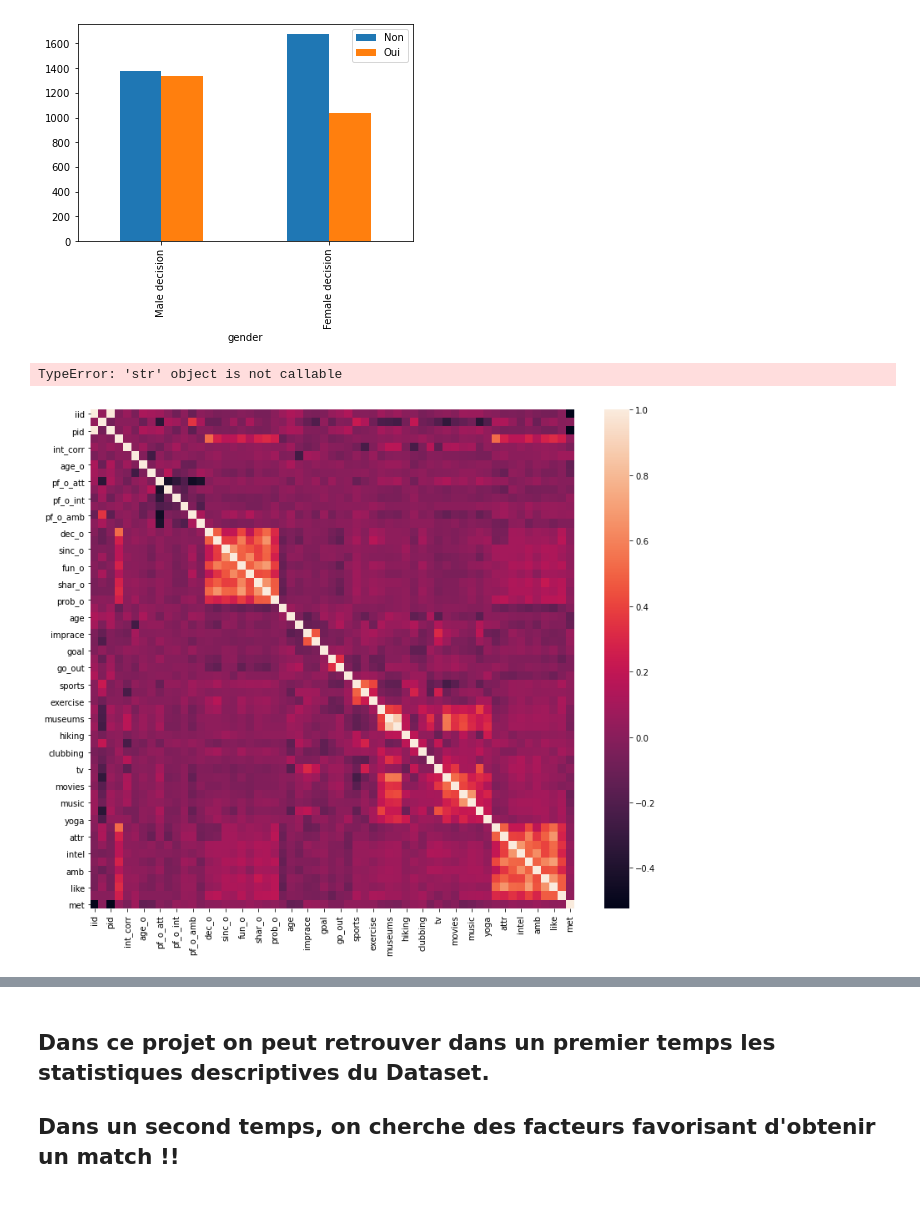
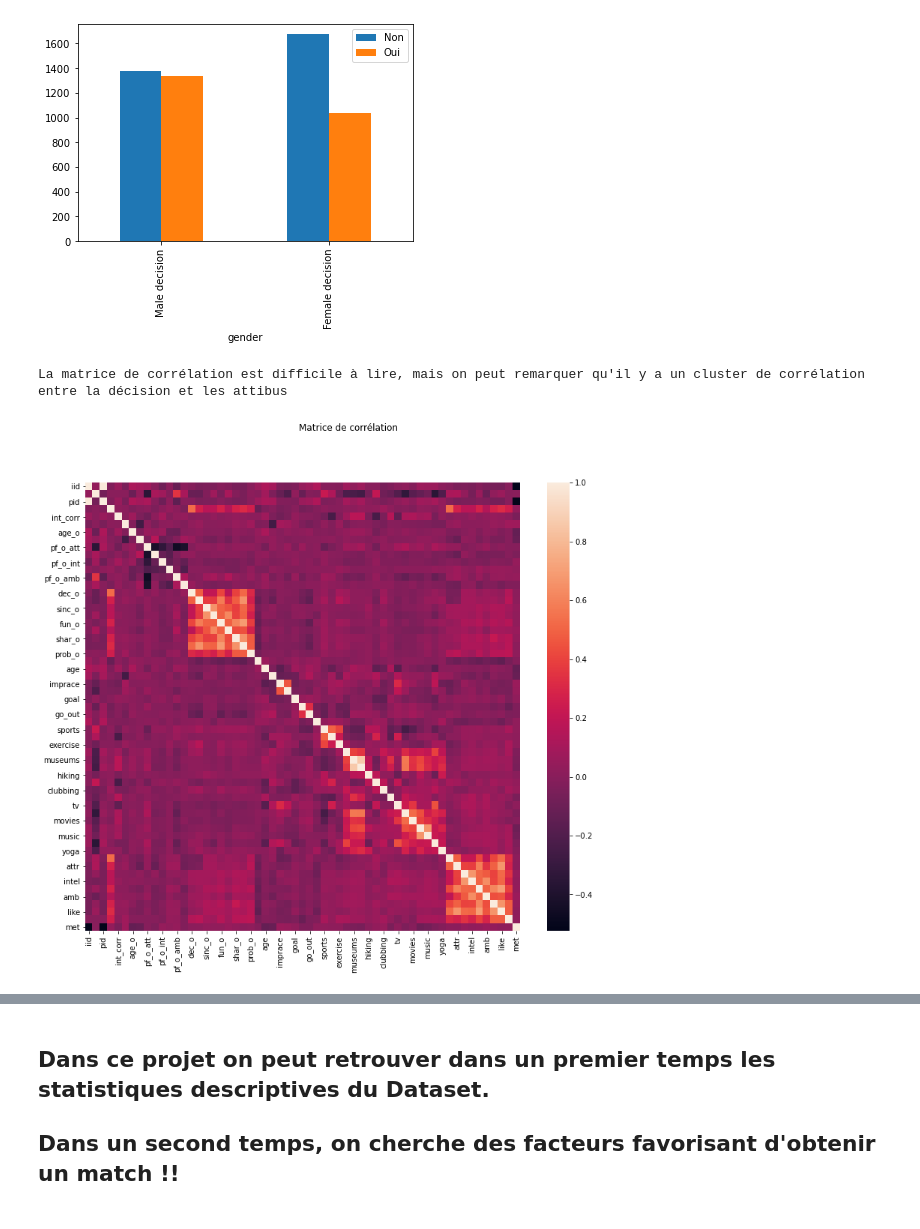
Before and after one commit to martin-blais/Speed_Dating-JedhaProject, a Jupyter notebook: Speed_dating.ipynb, the cells around one changed output, grey strips where cells are left out. Cells and saved outputs as stored; diff of their text form; code cells hidden in the pictures.

```diff
--- a/Speed_dating.ipynb
+++ b/Speed_dating.ipynb
@@ -262,14 +267,15 @@ On remarque que pour la population femme, la décision ne ne pas poursuivre avec
 # %%
 corr = data_complet.corr()
 
 plt.figure(figsize=(13,11))
 sns.heatmap(corr)
+plt.suptitle("Matrice de corrélation")
 
-plt.title("Matrice de corrélation")
-print("La matrice de corrélation est difficile à, mais on peut remarquer, qu'il y a un cluster de corrélation entre la décision et les attibus")
+
+print("La matrice de corrélation est difficile à lire, mais on peut remarquer qu'il y a un cluster de corrélation entre la décision et les attibus")
 # %% [output]
-TypeError: 'str' object is not callable
+La matrice de corrélation est difficile à lire, mais on peut remarquer qu'il y a un cluster de corrélation entre la décision et les attibus
-[figure, old version]
+[figure, new version]
 # %%
 attribus = ["like_o", "attr_o", "sinc_o", "intel_o", "fun_o", "amb_o", "shar_o", "prob_o", "dec_o"]
 
```
Also changed, not shown: parts of 10 cells of this notebook.
